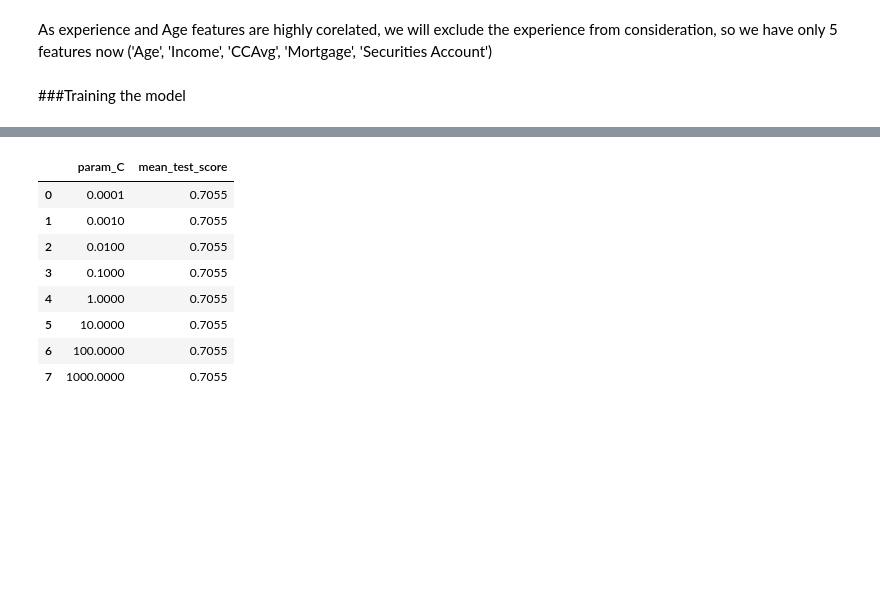
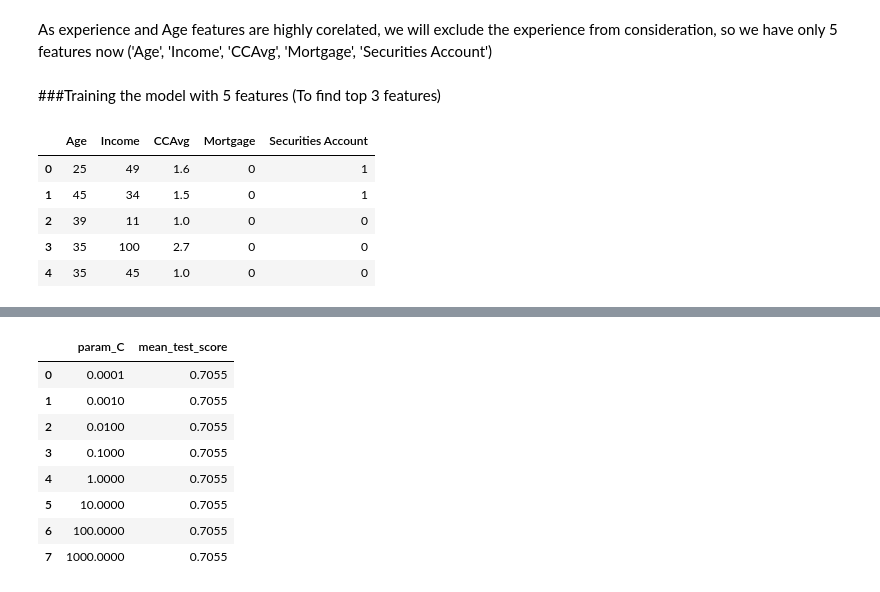
Before and after one commit to gauravraidata/IITJ-projects, a Jupyter notebook: Assignment1(DP,LR,SVM,RF).ipynb, the cells around one changed output, grey strips where cells are left out. Saved outputs shown, nothing was run; the diff lists cells and outputs as text; code cells hidden in the pictures; blank space fills up the shorter version.

```diff
--- a/Assignment1(DP,LR,SVM,RF).ipynb
+++ b/Assignment1(DP,LR,SVM,RF).ipynb
@@ -849,7 +849,17 @@ BPL_F['Experience'].corr(BPL_F['Age'])
 # %% [markdown]
 As experience and Age features are highly corelated, we will exclude the experience from consideration, so we have only 5 features now ('Age', 'Income', 'CCAvg', 'Mortgage', 'Securities Account')
 # %% [markdown]
-###Training the model
+###Training the model with 5 features (To find top 3 features)
+# %%
+BPL_F = BPL_F[['Age', 'Income', 'CCAvg', 'Mortgage', 'Securities Account']]
+BPL_F.head()
+# %% [output]
+|  | Age | Income | CCAvg | Mortgage | Securities Account |
+| 0 | 25 | 49 | 1.6 | 0 | 1 |
+| 1 | 45 | 34 | 1.5 | 0 | 1 |
+| 2 | 39 | 11 | 1.0 | 0 | 0 |
+| 3 | 35 | 100 | 2.7 | 0 | 0 |
+| 4 | 35 | 45 | 1.0 | 0 | 0 |
 # %%
 Xtrain, Xtest, Ytrain, Ytest = train_test_split(BPL_F, BPL_T, test_size=0.2, random_state=42)
 # %%
```
Also changed, not shown: parts of 5 cells of this notebook.
